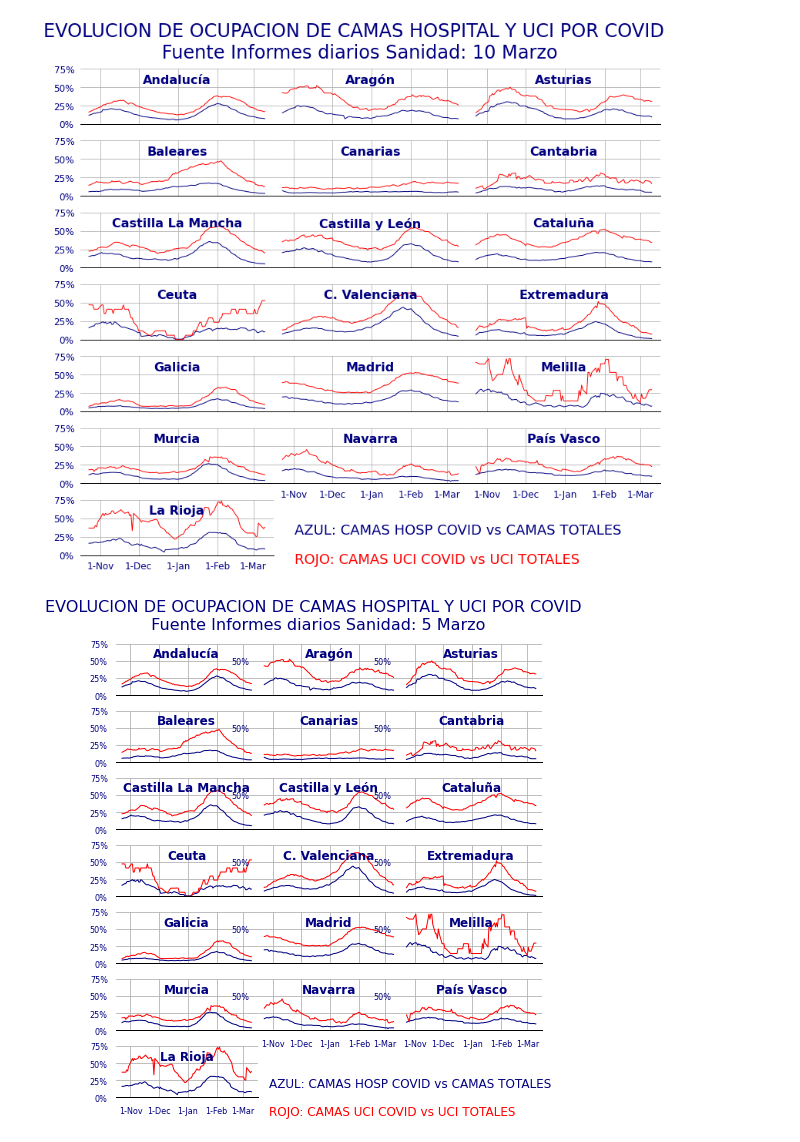
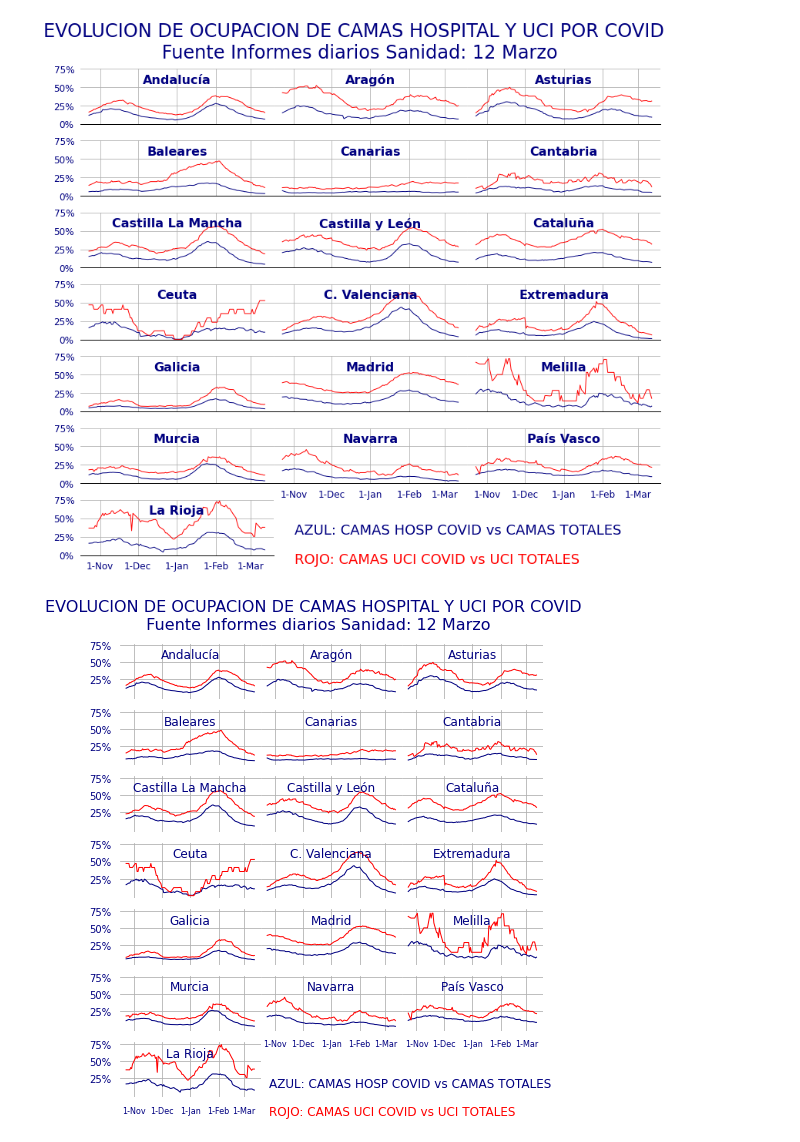
Before and after one commit to mharias/covid, a Jupyter notebook: sanidad_hospital/code/graficos_hospitalizados.ipynb, the cells around one changed output. Drawn from its saved outputs; the diff is of its cells as text; code cells hidden in the pictures.

Commit message:
actualizacion 12 marzo

```diff
--- a/sanidad_hospital/code/graficos_hospitalizados.ipynb
+++ b/sanidad_hospital/code/graficos_hospitalizados.ipynb
@@ -320,18 +320,19 @@ plt.show()
 [figure]
 # %%
 # Creamos la figura desde Matplotlib
-#plt.figure()
+# truco encontrado en
+# https://stackoverflow.com/questions/37860163/seaborn-despine-brings-back-the-ytick-labels
 
 # Initialize the FacetGrid object
 #pal = sns.cubehelix_palette(52, rot=-.25, light=.7)
-
+n_cols = 3
 with sns.plotting_context('paper', font_scale = 1.3):
-    g = sns.FacetGrid(df,col='ccaa',hue='ccaa',col_wrap=3,aspect=2,
-                      margin_titles=False,height=1.1,sharey=True)
+    g = sns.FacetGrid(df,col='ccaa',hue='ccaa',aspect=2, col_wrap=n_cols,
+                      margin_titles=True,height=1.1,sharey=True)
 
 # Título
 
-titulo = 'EVOLUCION DE OCUPACION DE CAMAS HOSPITAL Y UCI POR COVID \n Fuente Informes diarios Sanidad: {}'.format('5 Marzo')
+titulo = 'EVOLUCION DE OCUPACION DE CAMAS HOSPITAL Y UCI POR COVID \n Fuente Informes diarios Sanidad: {}'.format('12 Marzo')
 color_titulos = 'navy'
 color_uci='red'
 color_covid='navy'
@@ -341,51 +342,54 @@ color_covid='navy'
           # fontsize=10,horizontalalignment='right')
 # Draw the densities in a few steps
 
 XmajorFmt = DateFormatter('%-d-%-b')
 fmt = '%.0f%%' # Format you want the ticks, e.g. '40%'
 yticks = ticker.FormatStrFormatter(fmt)
+
 def grafica(x, color, label):
     ax1 = plt.gca()
     ax1.xaxis_date()
+    ax1.set_yticks([])
     df_datos = df.loc[df['ccaa'] == label].sort_values(['fecha'])
 
-    #ax1.fill_between(datos['date'].unique(), datos[AI],color=color_diarios)
-    ax1.text(0.5, .8, label, fontweight="bold", color=color_titulos,
+    ax1.text(0.5, .8, label, fontweight="light", color=color_titulos,
             ha="center", va="center", size=12,transform=ax1.transAxes)
 
     #ax1.set_xticks([])
     ax1.grid(True,axis='both',which='both')
+    ax1.grid(True,axis='y',which='major')
+    ax1.plot(df_datos['fecha'], df_datos['%CamasCovid'],lw=1,color=color_covid,label='A')
+    ax1.plot(df_datos['fecha'], df_datos['%CamasUCI'], lw=1, color=color_uci,label='B')
+    ax1.xaxis.set_tick_params(labelsize=8,width=0,labelcolor=color_covid,rotation=0)
+    ax1.xaxis.set_major_formatter(XmajorFmt)
+    ax1.xaxis.set_major_locator(DayLocator([1]))
+    #ax1.set_ylim(0,75)
+    ax1.set_yticks([25,50,75])
+    ax1.yaxis.set_tick_params(labelsize=10,width=0,labelcolor=color_covid)
+    ax1.yaxis.set_major_formatter(yticks)
 
 
-
-    #ax1.yaxis.set_major_locator(plt.MaxNLocator(5))
-    ax1.xaxis.set_tick_params(labelsize=8,width=0,labelcolor=color_covid,rotation=0)
-    ax1.xaxis.set_major_formatter(XmajorFmt)
-    ax1.plot(df_datos['fecha'], df_datos['%CamasCovid'],lw=1,color=color_covid,label='A')
-    ax1.set_ylim(0,75)
-    ax1.set_yticks([0,25,50,75])
-    ax1.yaxis.set_tick_params(labelsize=8,width=0,labelcolor=color_covid)
-    ax1.yaxis.set_major_formatter(yticks)
-    ax1.plot(df_datos['fecha'], df_datos['%CamasUCI'], lw=1, color=color_uci,label='B')
-    ax1.xaxis.set_major_locator(DayLocator([1]))
-    #ax2.legend()
-
-g.map(grafica,'ccaa')
+(g.map(grafica,'ccaa'))
 
 #plt.legend()
 g.set_titles("")
 #g.set(yticks=[])
 g.set(xlabel='')
-
-g.despine(bottom=False, left=True)
+g.despine(bottom=True, left=True)
 g.fig.suptitle('{}'.format(titulo),fontsize=16,color='navy')
 g.fig.text(x=.4,y=.05,s='ROJO: CAMAS UCI COVID vs UCI TOTALES',color='red',fontsize=12)
 g.fig.text(x=.4,y=.1,s='AZUL: CAMAS HOSP COVID vs CAMAS TOTALES',color='navy',fontsize=12)
 
-g.fig.subplots_adjust(top=.9,wspace=0,hspace=0.3)
+for i,ax in enumerate(g.axes.flat):
+    # get the yticklabels from the axis and set visibility to False
+    if (i % n_cols)!=0:
+        for label in ax.get_yticklabels():
+            label.set_visible(False)
+        ax.yaxis.offsetText.set_visible(False)
+g.fig.subplots_adjust(top=.9,wspace=0,hspace=0.2)
 #plt.tight_layout()
-plt.savefig(img_path+'uci_hosp_comunidades.png',dpi=288)
+plt.savefig(img_path+'uci_hosp_comunidades_3.png',dpi=288)
 
 plt.show()
 # %% [output]
-[figure, old version]
+[figure, new version]
```
Also changed, not shown: parts of 6 cells of this notebook, 19 other files.
